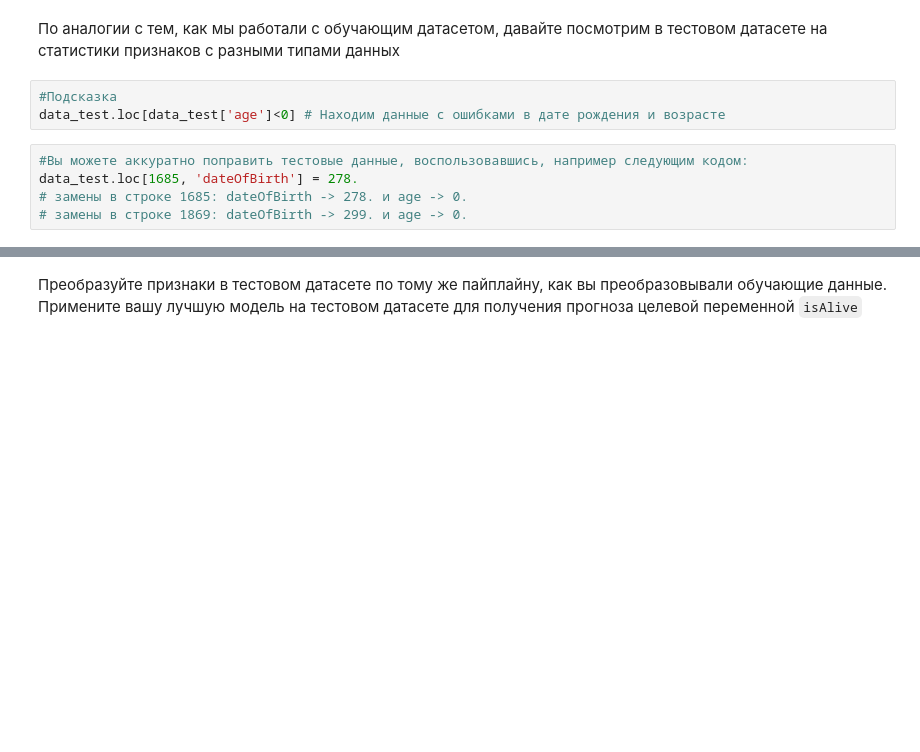
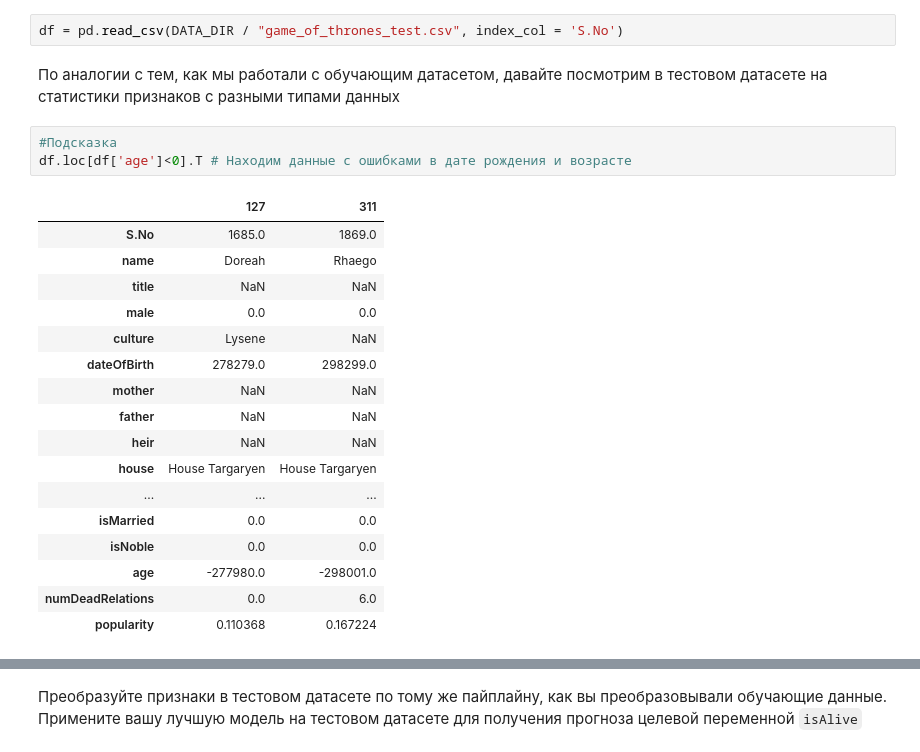
Before and after one commit to Artemidiy777/FPMI_ML, a Jupyter notebook: week_01_ml_intro/Homework/hw_1_game_of_thrones.ipynb, the cells around one changed output, grey strips where cells are left out. Cells and saved outputs as stored; diff of their text form; blank space fills up the shorter version.

```diff
--- a/week_01_ml_intro/Homework/hw_1_game_of_thrones.ipynb
+++ b/week_01_ml_intro/Homework/hw_1_game_of_thrones.ipynb
@@ -675,10 +836,25 @@ data = # ...
+# %%
+df = pd.read_csv(DATA_DIR / "game_of_thrones_test.csv", index_col = 'S.No')
 # %% [markdown]
 По аналогии с тем, как мы работали с обучающим датасетом, давайте посмотрим в тестовом датасете на статистики признаков с разными типами данных
 # %%
 #Подсказка
-data_test.loc[data_test['age']<0] # Находим данные с ошибками в дате рождения и возрасте
+df.loc[df['age']<0].T # Находим данные с ошибками в дате рождения и возрасте
+# %% [output]
+|  | 127 | 311 |
+| S.No | 1685.0 | 1869.0 |
+| name | Doreah | Rhaego |
+| title | NaN | NaN |
+| male | 0.0 | 0.0 |
+| culture | Lysene | NaN |
+| dateOfBirth | 278279.0 | 298299.0 |
+| mother | NaN | NaN |
+| father | NaN | NaN |
+| heir | NaN | NaN |
+| house | House Targaryen | House Targaryen |
+| ... | ... | ... |
+| isMarried | 0.0 | 0.0 |
+| isNoble | 0.0 | 0.0 |
+| age | -277980.0 | -298001.0 |
+| numDeadRelations | 0.0 | 6.0 |
+| popularity | 0.110368 | 0.167224 |
-# %%
-#Вы можете аккуратно поправить тестовые данные, воспользовавшись, например следующим кодом:
-data_test.loc[1685, 'dateOfBirth'] = 278.
-# замены в строке 1685: dateOfBirth -> 278. и age -> 0.
-# замены в строке 1869: dateOfBirth -> 299. и age -> 0.
```
Also changed, not shown: parts of 32 cells of this notebook, 4 other files.
